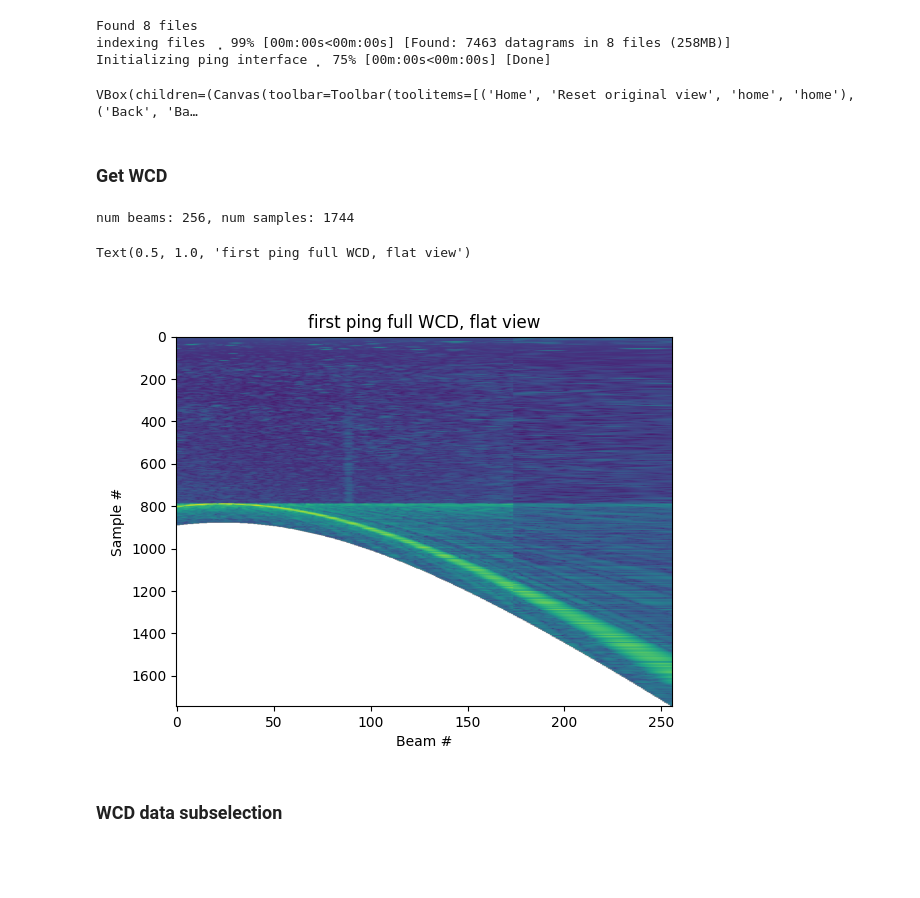
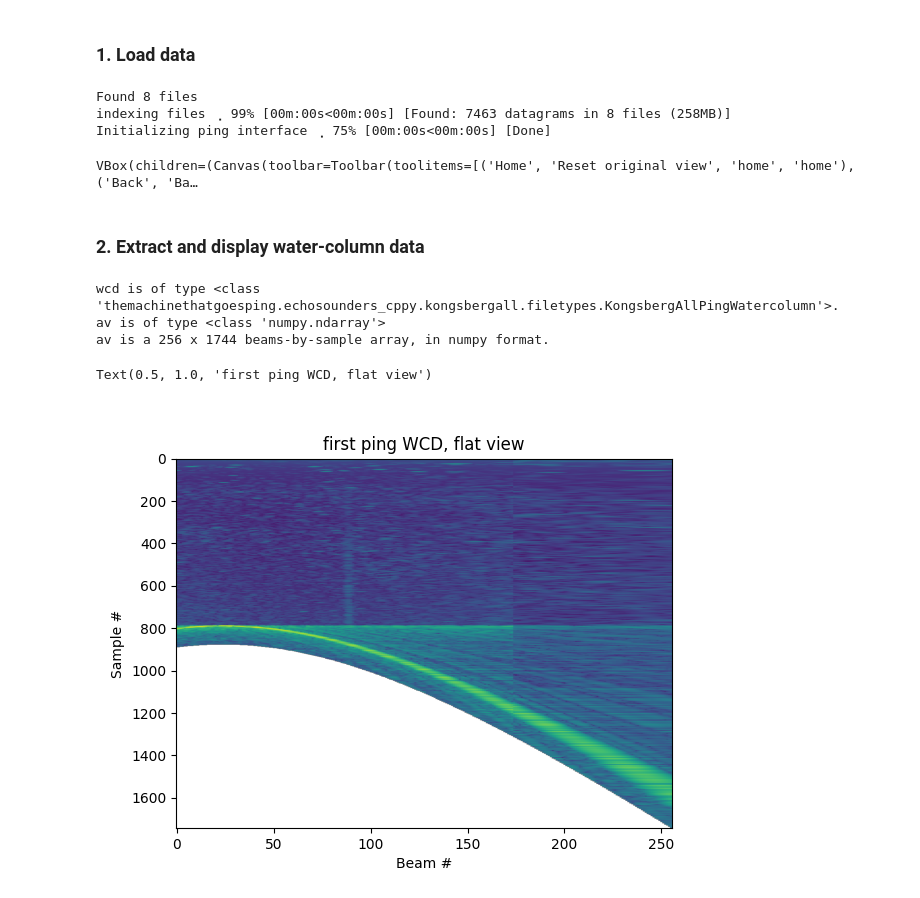
Before and after one commit to alexschimel/ping_tutorials, a Jupyter notebook: alex_sandbox/alex_04_extract_wcd.ipynb, the cells around one changed output. Cells and saved outputs as stored; diff of their text form; code cells hidden in the pictures; blank space fills up the shorter version.

```diff
--- a/alex_sandbox/alex_04_extract_wcd.ipynb
+++ b/alex_sandbox/alex_04_extract_wcd.ipynb
@@ -4,11 +12,6 @@ Valid for ping 0.28.1 (10/01/2025)
+# %% [markdown]
+### 1. Load data
 # %%
-%matplotlib widget
-
-import numpy as np
-import themachinethatgoesping as pingmachine
-from matplotlib import pyplot as plt
-from tqdm.auto import tqdm
-
 # data folder
 folder = r'C:\Users\Schimel_Alexandre\Data\MBES\Kongsberg all\EM2040\KV-Meritaito_2024_EM2040_Sorvest-F-1-1-extracts-WCD'
 
@@ -18,35 +21,40 @@ files.sort()
 
 # create the file handler
 index_files = pingmachine.echosounders.index_functions.get_index_paths(files)
-fileHandler = pingmachine.echosounders.kongsbergall.KongsbergAllFileHandler(files,index_files,init=True)
+fileHandler = pingmachine.echosounders.kongsbergall.KongsbergAllFileHandler(files,index_paths=index_files)
 
-# get the list of all pings that contain WCD
+# get pings that contain WCD
 pings = pingmachine.pingprocessing.filter_pings.by_features(fileHandler.get_pings(),['watercolumn.amplitudes'])
 
 # check data with the WCI Viewer
-viewer = pingmachine.pingprocessing.widgets.WCIViewer(pings)
+viewer = pingmachine.pingprocessing.widgets.WCIViewer(pings, name='WCI Viewer')
 # %% [output]
 Found 8 files
 indexing files ⢀ 99% [00m:00s<00m:00s] [Found: 7463 datagrams in 8 files (258MB)]
-Initializing ping interface ⡀ 75% [00m:00s<00m:00s] [Done]
+Initializing ping interface ⢀ 75% [00m:00s<00m:00s] [Done]
 VBox(children=(Canvas(toolbar=Toolbar(toolitems=[('Home', 'Reset original view', 'home', 'home'), ('Back', 'Ba…
-# %% [markdown]
-### Get WCD
+# %% [markdown]
+### 2. Extract and display water-column data
+# %%
+# Get the WCD from the first ping
+wcd = pings[0].watercolumn
+print(f"wcd is of type {type(wcd)}.")
+
+#  extract data using method get_av()
+av = wcd.get_av()
+print(f"av is of type {type(av)}")
+print(f"av is a {np.shape(av)[0]} x {np.shape(av)[1]} beams-by-sample array, in numpy format.")
+# %% [output]
+wcd is of type <class 'themachinethatgoesping.echosounders_cppy.kongsbergall.filetypes.KongsbergAllPingWatercolumn'>.
+av is of type <class 'numpy.ndarray'>
+av is a 256 x 1744 beams-by-sample array, in numpy format.
 # %%
-# Get the WCD from the first ping
-image = pings[0].watercolumn.get_av()
-# output is a beam x samples numpy array
-print(f"num beams: {np.shape(image)[0]}, num samples: {np.shape(image)[1]}")
-
-# display
-fig1,ax1 = pingmachine.pingprocessing.core.create_figure('wci') # we transpose the image for display purposes
-ax1.imshow(image.transpose(),aspect='auto')
+# example display
+fig1,ax1 = pingmachine.pingprocessing.core.create_figure('WCD view 1')
+ax1.imshow(av.transpose(),aspect='auto') # we transpose the image for display purposes
 ax1.set_xlabel('Beam #')
 ax1.set_ylabel('Sample #')
-ax1.set_title('first ping full WCD, flat view')
+ax1.set_title('first ping WCD, flat view')
 # %% [output]
-num beams: 256, num samples: 1744
+Text(0.5, 1.0, 'first ping WCD, flat view')
-Text(0.5, 1.0, 'first ping full WCD, flat view')
-[figure, old version]
+[figure, new version]
-# %% [markdown]
-### WCD data subselection
```
Also changed, not shown: parts of 3 cells of this notebook, 9 other files.
